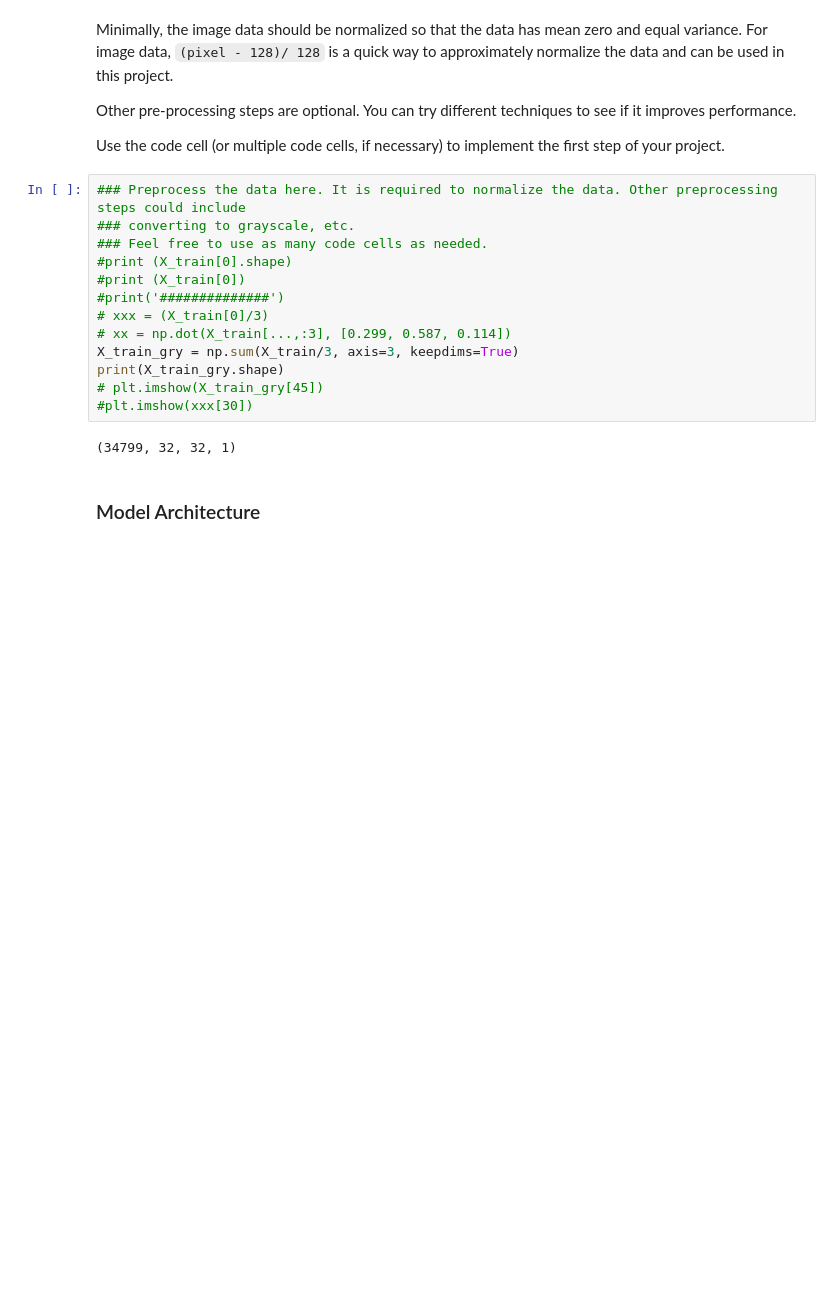
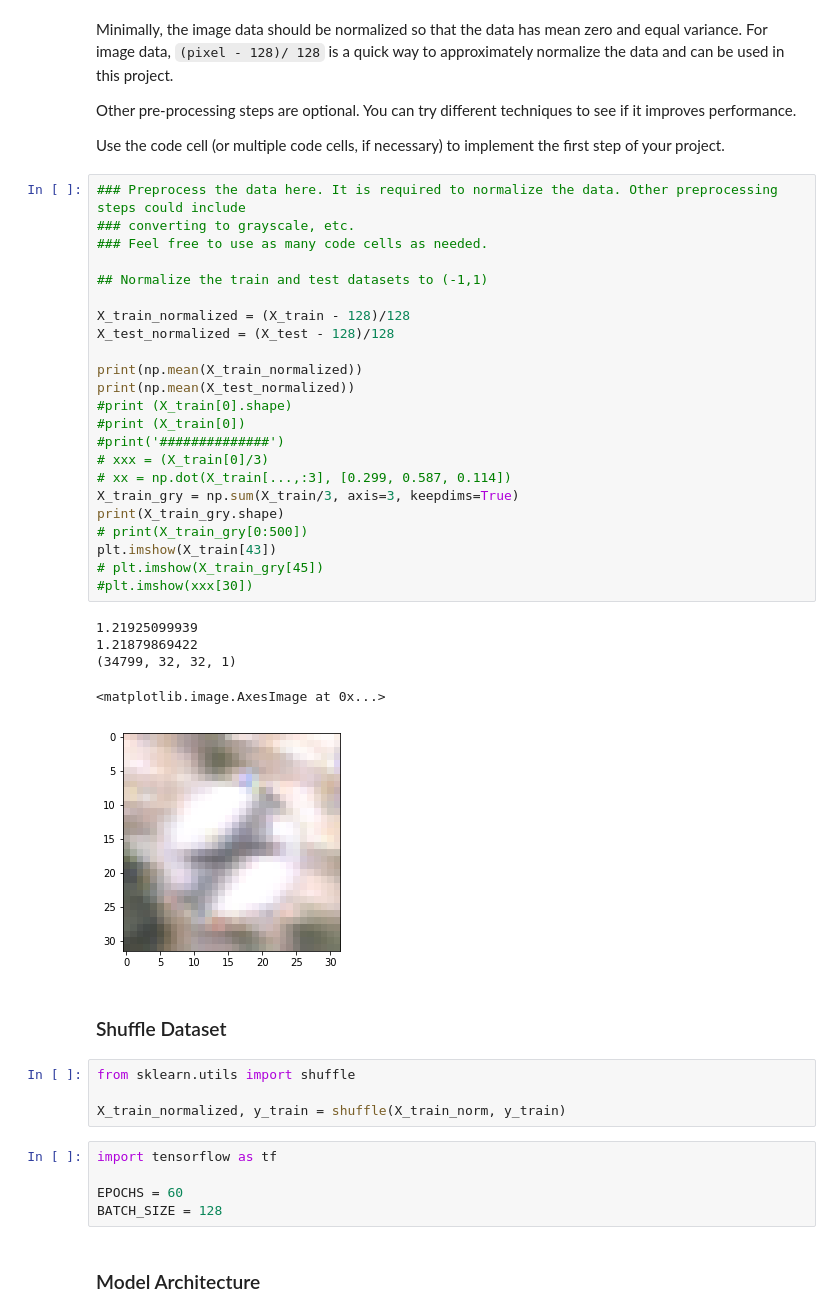
Before and after one commit to ChuChuIgbokwe/CarND-Traffic-Sign-Classifier-Project, a Jupyter notebook: Traffic_Sign_Classifier.ipynb, the cells around one changed output. Cells and saved outputs as stored; diff of their text form; blank space fills up the shorter version.

```diff
--- a/Traffic_Sign_Classifier.ipynb
+++ b/Traffic_Sign_Classifier.ipynb
@@ -158,18 +158,43 @@ Use the code cell (or multiple code cells, if necessary) to implement the first
 # %%
 ### Preprocess the data here. It is required to normalize the data. Other preprocessing steps could include
 ### converting to grayscale, etc.
 ### Feel free to use as many code cells as needed.
+
+## Normalize the train and test datasets to (-1,1)
+
+X_train_normalized = (X_train - 128)/128
+X_test_normalized = (X_test - 128)/128
+
+print(np.mean(X_train_normalized))
+print(np.mean(X_test_normalized))
 #print (X_train[0].shape)
 #print (X_train[0])
 #print('##############')
 # xxx = (X_train[0]/3)
 # xx = np.dot(X_train[...,:3], [0.299, 0.587, 0.114])
 X_train_gry = np.sum(X_train/3, axis=3, keepdims=True)
 print(X_train_gry.shape)
+# print(X_train_gry[0:500])
+plt.imshow(X_train[43])
 # plt.imshow(X_train_gry[45])
 #plt.imshow(xxx[30])
 # %% [output]
+1.21925099939
+1.21879869422
 (34799, 32, 32, 1)
+<matplotlib.image.AxesImage at 0x...>
+[figure, added]
+# %% [markdown]
+### Shuffle Dataset
+# %%
+from sklearn.utils import shuffle
+
+X_train_normalized, y_train = shuffle(X_train_norm, y_train)
+# %%
+import tensorflow as tf
+
+EPOCHS = 60
+BATCH_SIZE = 128
 # %% [markdown]
 ### Model Architecture
 # %%
```
Also changed, not shown: parts of 2 cells of this notebook.
